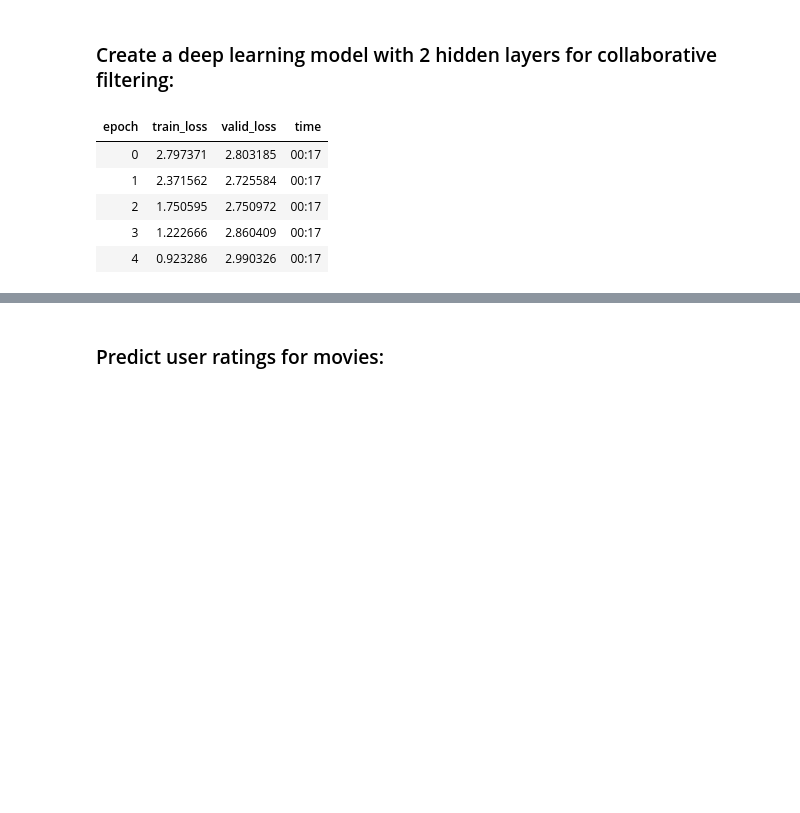
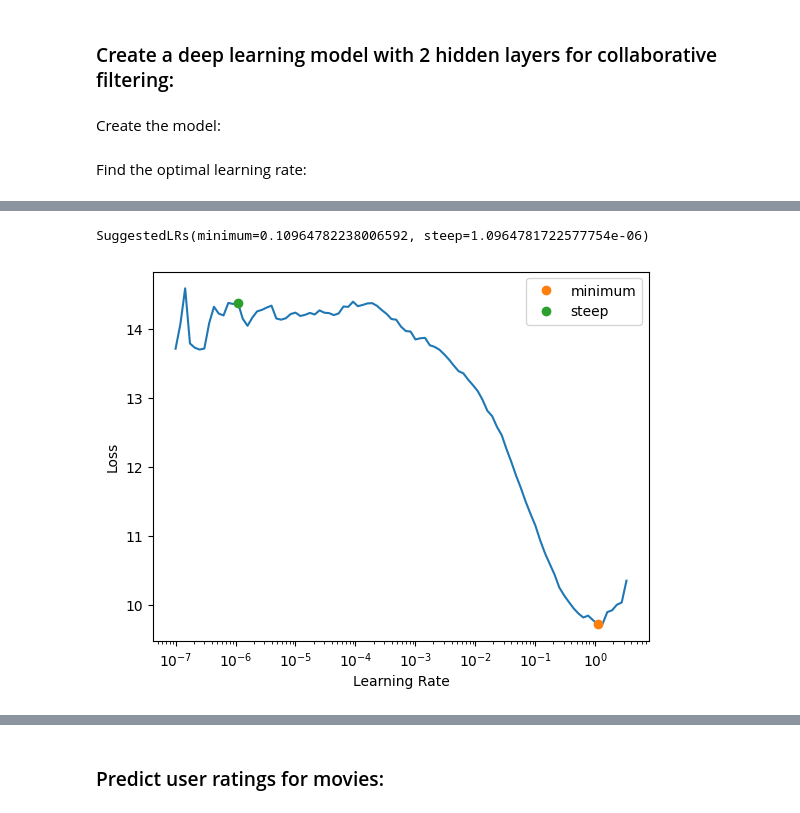
Before and after one commit to simonliu0226/LLM_RecSys, a Jupyter notebook: notebooks/Book_Recommendation_Collab_Filter.ipynb, the cells around one changed output, grey strips where cells are left out. Cells and saved outputs as stored; diff of their text form; code cells hidden in the pictures; blank space fills up the shorter version.

```diff
--- a/notebooks/Book_Recommendation_Collab_Filter.ipynb
+++ b/notebooks/Book_Recommendation_Collab_Filter.ipynb
@@ -39,12 +81,11 @@ dls.show_batch()
 # %% [markdown]
 ### Create a deep learning model with 2 hidden layers for collaborative filtering:
+# %% [markdown]
+Create the model:
 # %%
 learn = collab_learner(dls, use_nn=True, y_range=(0, 10.5), layers=[100,50])
-learn.fit_one_cycle(5, 5e-3, wd=0.01)
-# %% [output]
-| epoch | train_loss | valid_loss | time |
-| 0 | 2.797371 | 2.803185 | 00:17 |
-| 1 | 2.371562 | 2.725584 | 00:17 |
-| 2 | 1.750595 | 2.750972 | 00:17 |
-| 3 | 1.222666 | 2.860409 | 00:17 |
-| 4 | 0.923286 | 2.990326 | 00:17 |
+# %% [markdown]
+Find the optimal learning rate:
+# %%
+learn.lr_find(suggest_funcs=(minimum, steep))
+# %% [output]
@@ -50,0 +93,2 @@ learn.fit_one_cycle(5, 5e-3, wd=0.01)
+SuggestedLRs(minimum=0.10964782238006592, steep=1.0964781722577754e-06)
+[figure, added]
```
Also changed, not shown: parts of 19 cells of this notebook.
